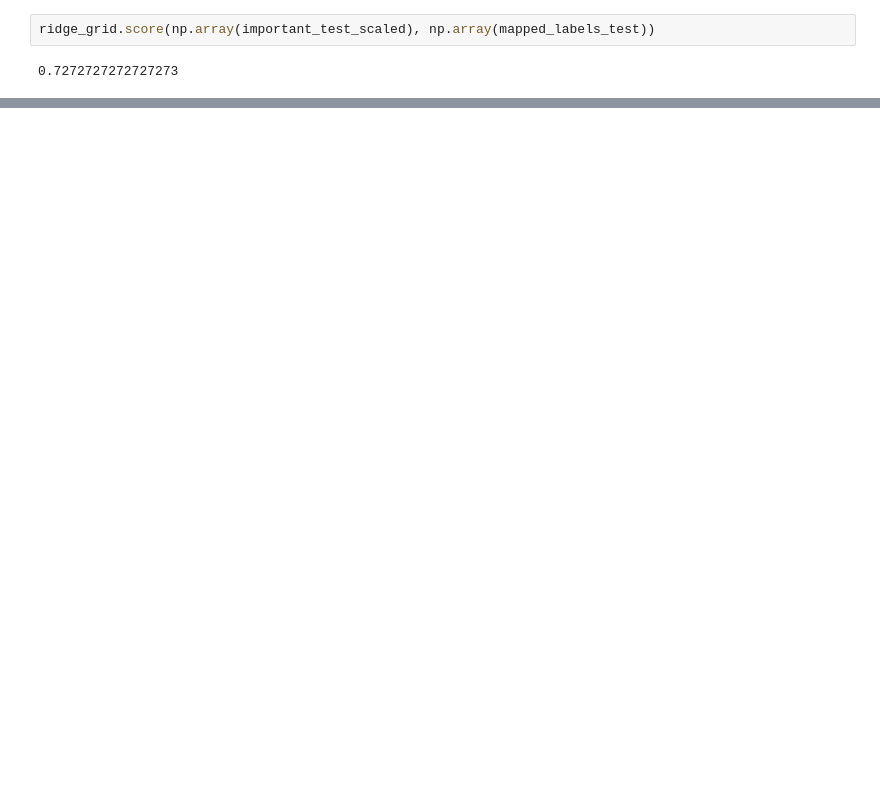
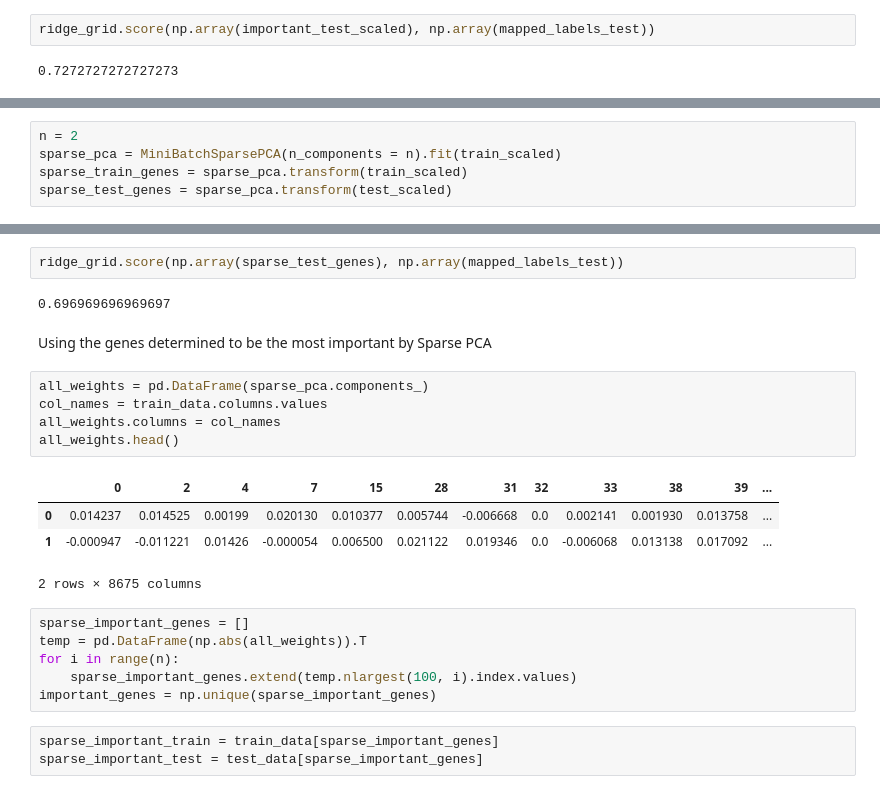
Before and after one commit to dsikka/Comp_Genomics, a Jupyter notebook: supervised_methods.ipynb, the cells around one changed output, grey strips where cells are left out. Drawn from its saved outputs; the diff is of its cells as text; blank space fills up the shorter version.

```diff
--- a/supervised_methods.ipynb
+++ b/supervised_methods.ipynb
@@ -212,0 +507,5 @@ ridge_grid.score(np.array(important_test_scaled), np.array(mapped_labels_test))
+# %%
+n = 2
+sparse_pca = MiniBatchSparsePCA(n_components = n).fit(train_scaled)
+sparse_train_genes = sparse_pca.transform(train_scaled)
+sparse_test_genes = sparse_pca.transform(test_scaled)
@@ -212,0 +523,25 @@ ridge_grid.score(np.array(important_test_scaled), np.array(mapped_labels_test))
+# %%
+ridge_grid.score(np.array(sparse_test_genes), np.array(mapped_labels_test))
+# %% [output]
+0.696969696969697
+# %% [markdown]
+Using the genes determined to be the most important by Sparse PCA
+# %%
+all_weights = pd.DataFrame(sparse_pca.components_)
+col_names = train_data.columns.values
+all_weights.columns = col_names
+all_weights.head()
+# %% [output]
+|  | 0 | 2 | 4 | 7 | 15 | 28 | 31 | 32 | 33 | 38 | 39 | ... |
+| 0 | 0.014237 | 0.014525 | 0.00199 | 0.020130 | 0.010377 | 0.005744 | -0.006668 | 0.0 | 0.002141 | 0.001930 | 0.013758 | ... |
+| 1 | -0.000947 | -0.011221 | 0.01426 | -0.000054 | 0.006500 | 0.021122 | 0.019346 | 0.0 | -0.006068 | 0.013138 | 0.017092 | ... |
+2 rows × 8675 columns
+# %%
+sparse_important_genes = []
+temp = pd.DataFrame(np.abs(all_weights)).T
+for i in range(n):
+    sparse_important_genes.extend(temp.nlargest(100, i).index.values)
+important_genes = np.unique(sparse_important_genes)
+# %%
+sparse_important_train = train_data[sparse_important_genes]
+sparse_important_test = test_data[sparse_important_genes]
```
Also changed, not shown: parts of 110 cells of this notebook.
